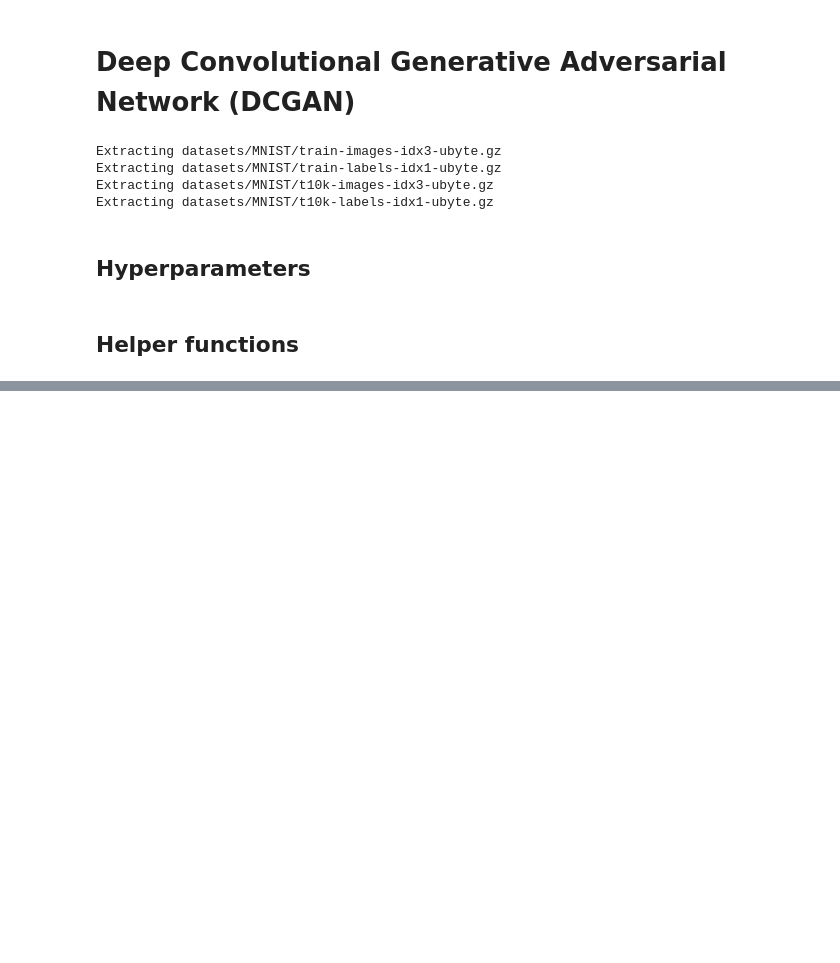
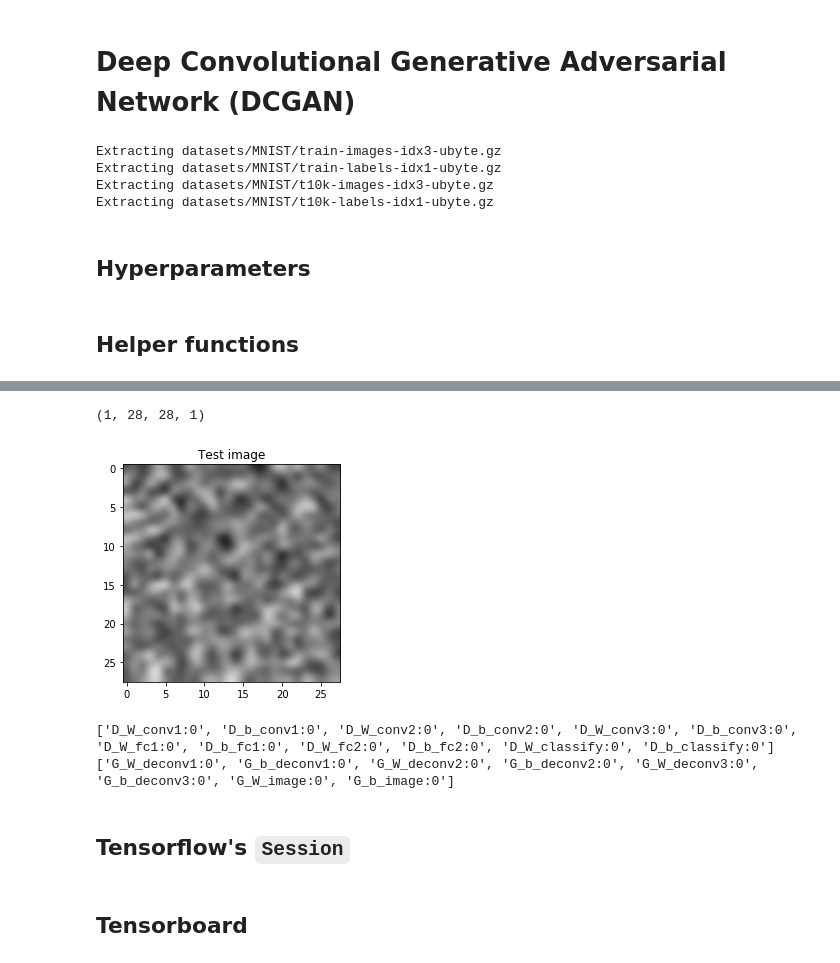
Before and after one commit to victor-iyi/generating-mnist-digits-with-gan, a Jupyter notebook: deep-convolutional-GAN.ipynb, the cells around one changed output, grey strips where cells are left out. Saved outputs shown, nothing was run; the diff lists cells and outputs as text; code cells hidden in the pictures; blank space fills up the shorter version.

```diff
--- a/deep-convolutional-GAN.ipynb
+++ b/deep-convolutional-GAN.ipynb
@@ -137,3 +147,45 @@ def discriminator(image, reuse=None):
         return classify
-# %%
-def generator(noise, batch_size, noise_dim)
+# %%
+def generator(noise, batch_size, noise_dim):
+    scale = (image_size + image_size)  # 56  168-3channels
+    up_scale = scale * scale  # 3,136  28,224
+    # 1st Deconvolutional block
+    g_deconv_W1 = weight(shape=[z_dim, up_scale], name='G_W_deconv1')
+    g_deconv_b1 = bias(shape=up_scale, name='G_b_deconv1')
+    g_deconv_1 = tf.matmul(noise, g_deconv_W1) + g_deconv_b1
+    g_deconv_1 = tf.reshape(g_deconv_1, [-1, scale, scale, image_channel])
+    g_deconv_1 = tf.contrib.layers.batch_norm(g_deconv_1, epsilon=1e-5, scope='bn_G1')
+    g_deconv_1 = tf.nn.relu(g_deconv_1)
+    # 2nd Deconvolutional block
+    g_deconv_W2 = weight(shape=[deconv_filter, deconv_filter, image_channel, noise_dim//2], name='G_W_deconv2')
+    g_deconv_b2 = bias(shape=noise_dim//2, name='G_b_deconv2')
+    g_deconv_2 = deconv_block(g_deconv_1, g_deconv_W2, g_deconv_b2, batch_norm='bn_G2')
+    g_deconv_2 = tf.image.resize_images(g_deconv_2, [scale, scale])
+    # 3rd Deconvolutional block
+    g_deconv_W3 = weight(shape=[deconv_filter, deconv_filter, noise_dim//2, noise_dim//4], name='G_W_deconv3')
+    g_deconv_b3 = bias(shape=noise_dim//4, name='G_b_deconv3')
+    g_deconv_3 = deconv_block(g_deconv_2, g_deconv_W3, g_deconv_b3, batch_norm='bn_G3')
+    g_deconv_3 = tf.image.resize_images(g_deconv_3, [scale, scale])
+    # Final Deconvolutional block
+    g_deconv_W4 = weight(shape=[1, 1, noise_dim//4, image_channel], name='G_W_image')
+    g_deconv_b4 = bias(shape=image_channel, name='G_b_image')
+    image = deconv_block(g_deconv_3, g_deconv_W4, g_deconv_b4, activation_fn=tf.nn.sigmoid)
+    return image
+# %%
+tf.reset_default_graph()
+z_dim = 100
+z_placeholder = tf.placeholder(tf.float32, [None, z_dim])
+# %%
+gen_img = generator(z_placeholder, 1, z_dim)
+z_batch = np.random.normal(0, 1, [1, z_dim])
+# %%
+init = tf.global_variables_initializer()
+with tf.Session() as sess:
+    sess.run(init)
+    test_img = sess.run(gen_img, feed_dict={z_placeholder: z_batch})
+    print(test_img.shape)
+    plt.title('Test image')
+    plt.imshow(test_img.reshape([image_size, image_size]), interpolation='bicubic', cmap='binary')
+# %% [output]
+(1, 28, 28, 1)
+[figure, added]
@@ -139,0 +213,11 @@ def generator(noise, batch_size, noise_dim)
+# %%
+t_vars = tf.trainable_variables()
+
+d_vars = [var for var in t_vars if 'D_' in var.name]
+g_vars = [var for var in t_vars if 'G_' in var.name]
+
+print([var.name for var in d_vars])
+print([var.name for var in g_vars])
+# %% [output]
+['D_W_conv1:0', 'D_b_conv1:0', 'D_W_conv2:0', 'D_b_conv2:0', 'D_W_conv3:0', 'D_b_conv3:0', 'D_W_fc1:0', 'D_b_fc1:0', 'D_W_fc2:0', 'D_b_fc2:0', 'D_W_classify:0', 'D_b_classify:0']
+['G_W_deconv1:0', 'G_b_deconv1:0', 'G_W_deconv2:0', 'G_b_deconv2:0', 'G_W_deconv3:0', 'G_b_deconv3:0', 'G_W_image:0', 'G_b_image:0']
@@ -139,0 +230,2 @@ def generator(noise, batch_size, noise_dim)
+# %% [markdown]
+## Tensorflow's `Session`
@@ -139,0 +236,2 @@ def generator(noise, batch_size, noise_dim)
+# %% [markdown]
+## Tensorboard
```
Also changed, not shown: parts of 11 cells of this notebook.
